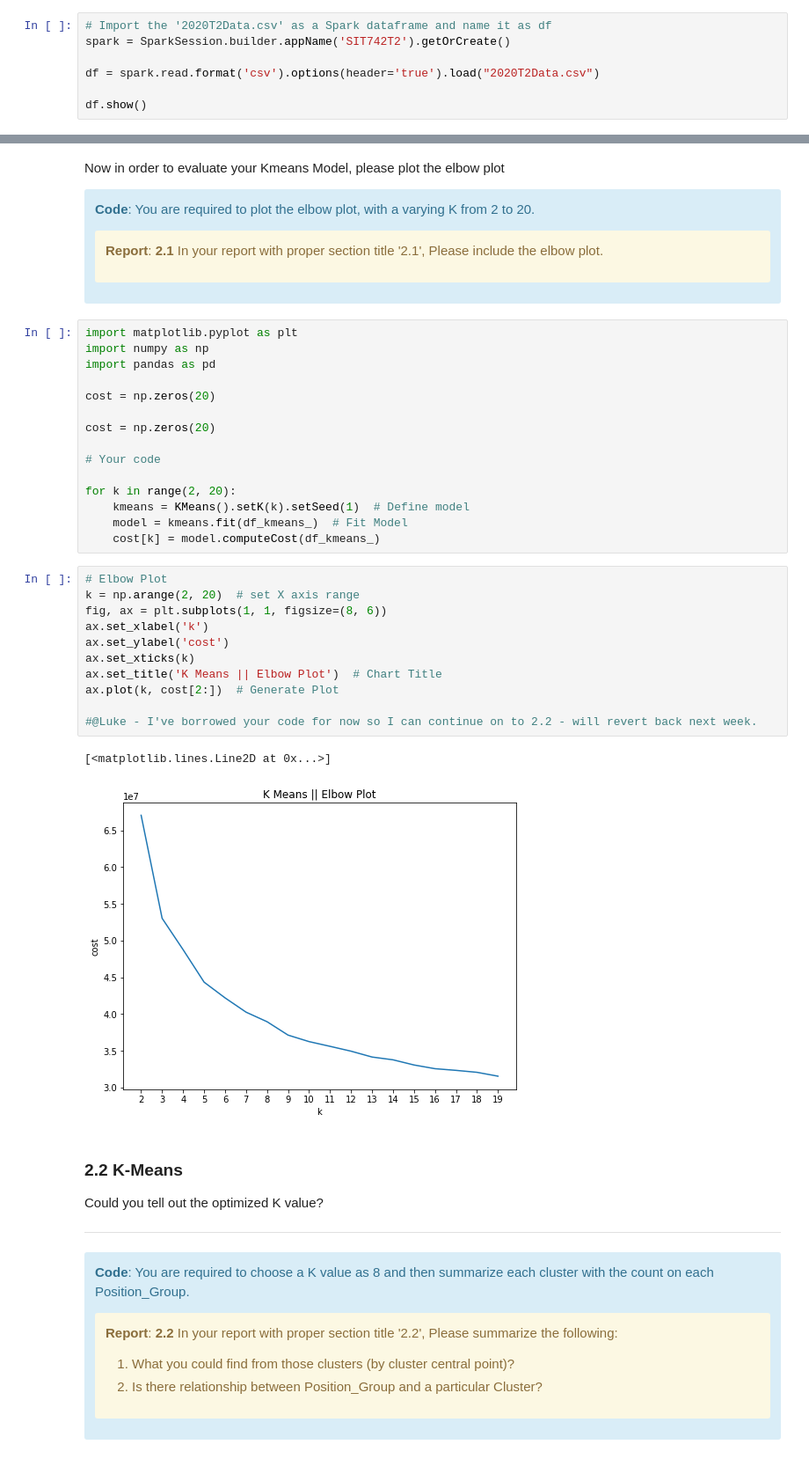
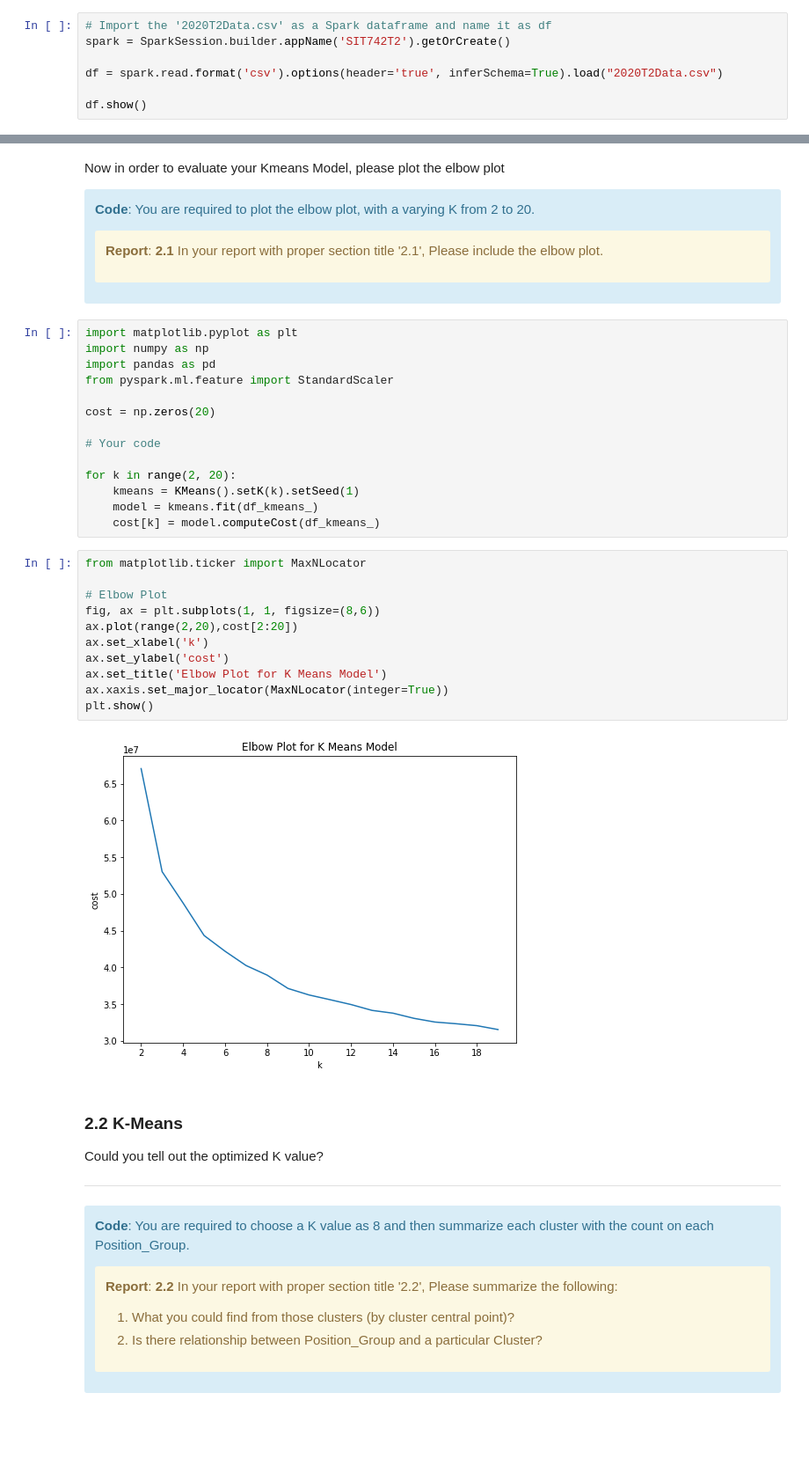
Before and after one commit to turnbulla/sit742-1, a Jupyter notebook: Copy_of_2020SIT742Task2Sol.ipynb, the cells around one changed output, grey strips where cells are left out. Shown at 88% size. Saved outputs shown, nothing was run; the diff lists cells and outputs as text; blank space fills up the shorter version.

```diff
--- a/Copy_of_2020SIT742Task2Sol.ipynb
+++ b/Copy_of_2020SIT742Task2Sol.ipynb
@@ -96,7 +88,7 @@ from pyspark.sql import SparkSession
 # Import the '2020T2Data.csv' as a Spark dataframe and name it as df
 spark = SparkSession.builder.appName('SIT742T2').getOrCreate()
 
-df = spark.read.format('csv').options(header='true').load("2020T2Data.csv")
+df = spark.read.format('csv').options(header='true', inferSchema=True).load("2020T2Data.csv")
 
 df.show()
 # %% [output]
@@ -430,31 +430,29 @@ Now in order to evaluate your Kmeans Model, please plot the elbow plot
 import matplotlib.pyplot as plt
 import numpy as np
 import pandas as pd
-
-cost = np.zeros(20)
+from pyspark.ml.feature import StandardScaler
 
 cost = np.zeros(20)
 
 # Your code
 
 for k in range(2, 20):
-    kmeans = KMeans().setK(k).setSeed(1)  # Define model
-    model = kmeans.fit(df_kmeans_)  # Fit Model
+    kmeans = KMeans().setK(k).setSeed(1)
+    model = kmeans.fit(df_kmeans_)
     cost[k] = model.computeCost(df_kmeans_)
-# %%
-# Elbow Plot
-k = np.arange(2, 20)  # set X axis range
-fig, ax = plt.subplots(1, 1, figsize=(8, 6))
-ax.set_xlabel('k')
-ax.set_ylabel('cost')
-ax.set_xticks(k)
-ax.set_title('K Means || Elbow Plot')  # Chart Title
-ax.plot(k, cost[2:])  # Generate Plot
-
-#@Luke - I've borrowed your code for now so I can continue on to 2.2 - will revert back next week.
-# %% [output]
-[<matplotlib.lines.Line2D at 0x...>]
-[figure, removed]
+# %%
+from matplotlib.ticker import MaxNLocator
+
+# Elbow Plot
+fig, ax = plt.subplots(1, 1, figsize=(8,6))
+ax.plot(range(2,20),cost[2:20])
+ax.set_xlabel('k')
+ax.set_ylabel('cost')
+ax.set_title('Elbow Plot for K Means Model')
+ax.xaxis.set_major_locator(MaxNLocator(integer=True))
+plt.show()
+# %% [output]
+[figure, added]
 # %% [markdown]
 
 ### 2.2 K-Means
```
Also changed, not shown: parts of 15 cells of this notebook.
